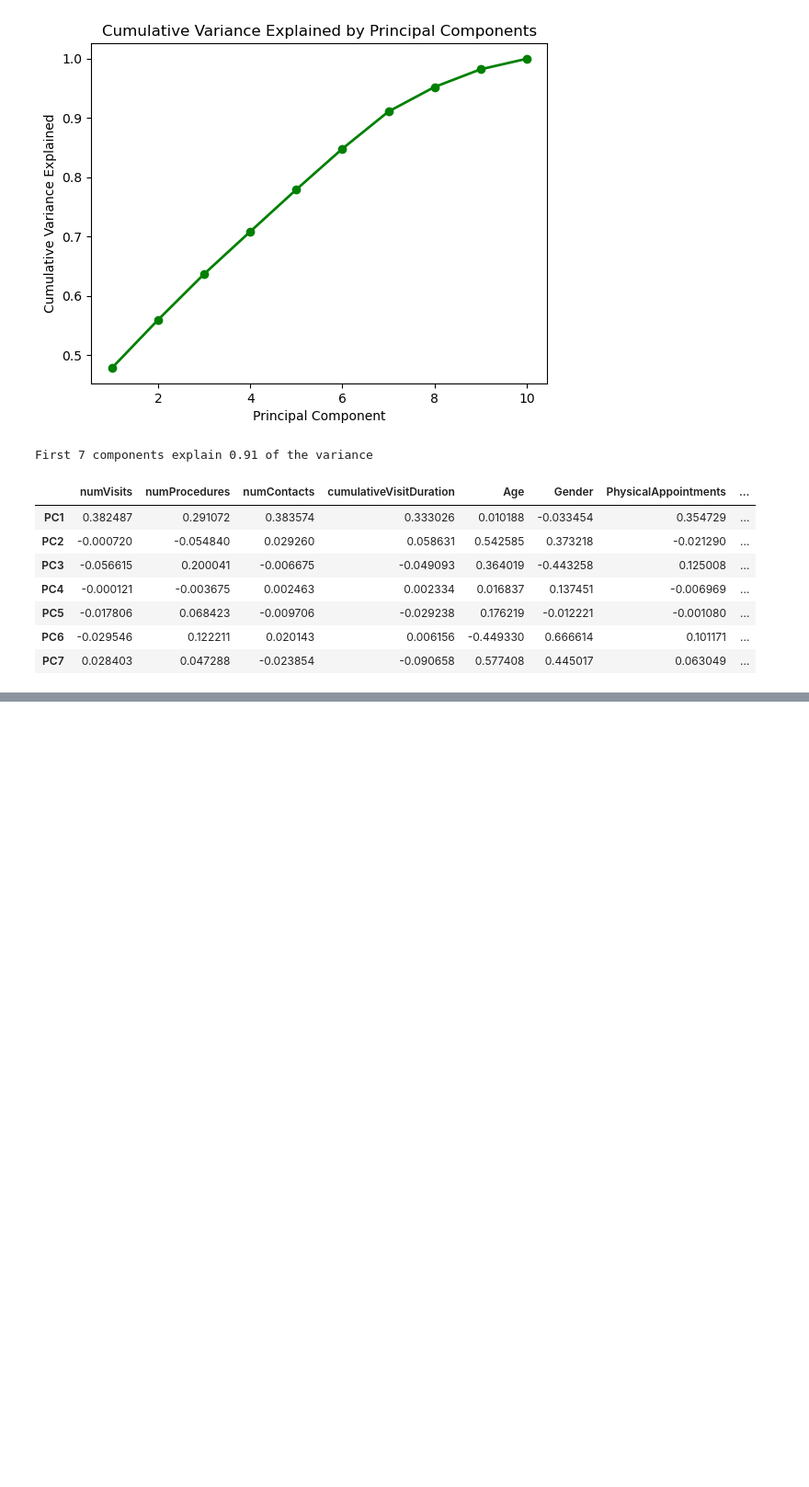
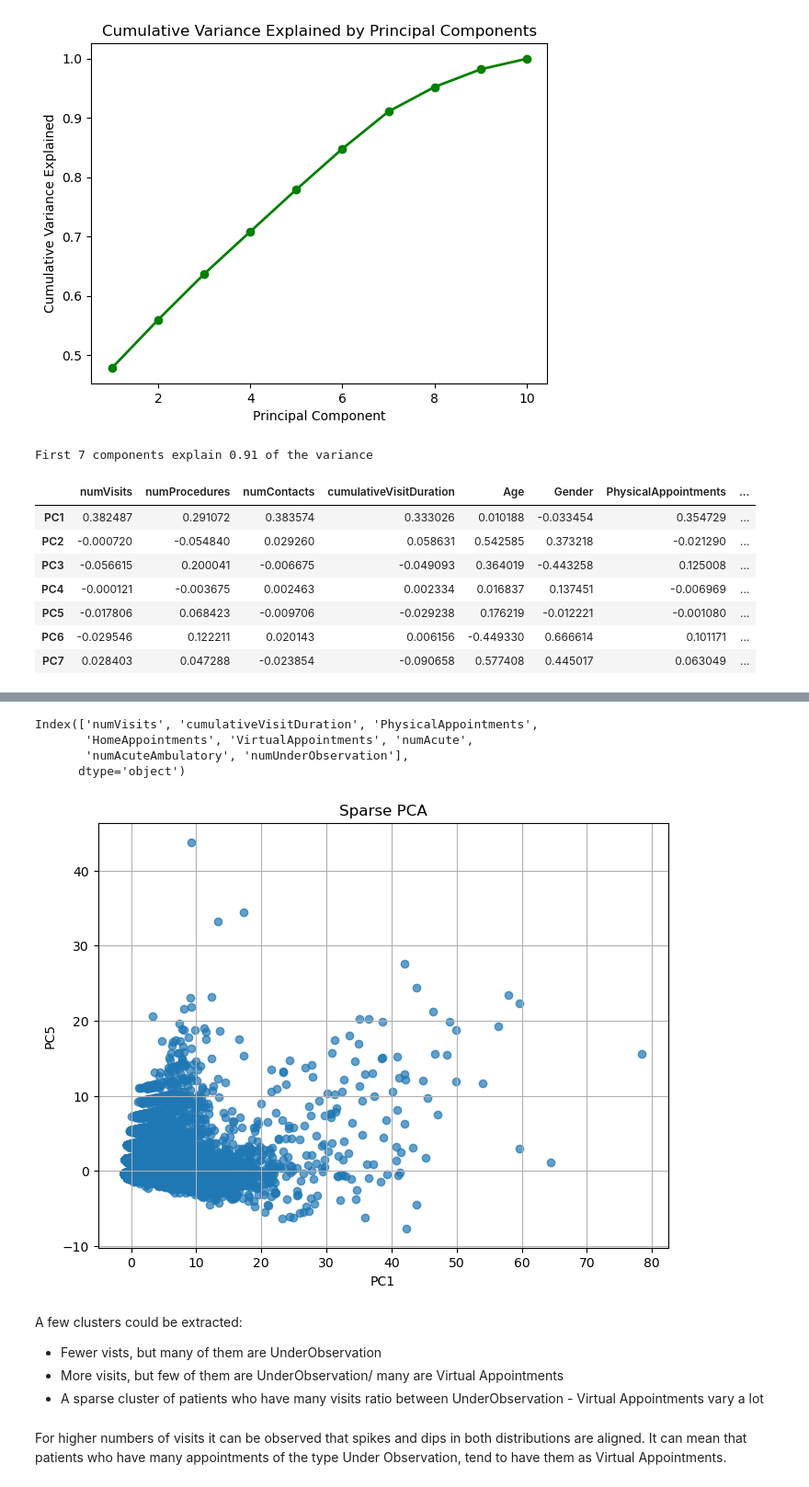
Before and after one commit to zosialenarczyk/rigshospitalet-analysis, a Jupyter notebook: pca.ipynb, the cells around one changed output, grey strips where cells are left out. Shown at 92% size. Saved outputs shown, nothing was run; the diff lists cells and outputs as text; code cells hidden in the pictures; blank space fills up the shorter version.

Commit message:
sparse pca

```diff
--- a/pca.ipynb
+++ b/pca.ipynb
@@ -119,0 +131,18 @@ plt.show()
+# %%
+# sparse pca
+from sklearn.decomposition import SparsePCA
+from sklearn.preprocessing import StandardScaler
+
+df_sparse = df.drop(['patientID', 'Diagnosis', 'Diagnosis.1', 'numContacts', 'numProcedures', 'numPlanned', 'numRegularOutpatient', 'Age', 'Gender'], axis=1)
+numeric_cols = df_sparse.select_dtypes(include=[np.number]).columns
+X = df_sparse[numeric_cols].dropna().values
+
+scaler = StandardScaler()
+X_scaled = scaler.fit_transform(X)
+
+sparse_pca = SparsePCA(n_components=5, alpha=1.0, ridge_alpha=0.01, max_iter=1000, random_state=42)
+sparse_pca.fit(X_scaled)
+X_sparse_pca = sparse_pca.transform(X_scaled)
+
+print("Sparse PCA components (loadings):")
+print(sparse_pca.components_)
@@ -119,0 +161,24 @@ plt.show()
+# %%
+df_sparse.columns
+# %% [output]
+Index(['numVisits', 'cumulativeVisitDuration', 'PhysicalAppointments',
+       'HomeAppointments', 'VirtualAppointments', 'numAcute',
+       'numAcuteAmbulatory', 'numUnderObservation'],
+      dtype='object')
+# %%
+plt.figure(figsize=(8, 6))
+plt.scatter(X_sparse_pca[:, 0], X_sparse_pca[:, 4], alpha=0.7)
+plt.xlabel('PC1')
+plt.ylabel('PC5')
+plt.title('Sparse PCA')
+plt.grid(True)
+plt.show()
+# %% [output]
+[figure, added]
+# %% [markdown]
+A few clusters could be extracted:
+- Fewer vists, but many of them are UnderObservation
+- More visits, but few of them are UnderObservation/ many are Virtual Appointments
+- A sparse cluster of patients who have many visits ratio between UnderObservation - Virtual Appointments vary a lot
+# %% [markdown]
+For higher numbers of visits it can be observed that spikes and dips in both distributions are aligned. It can mean that patients who have many appointments of the type Under Observation, tend to have them as Virtual Appointments.
```
Also changed, not shown: parts of 21 cells of this notebook.
